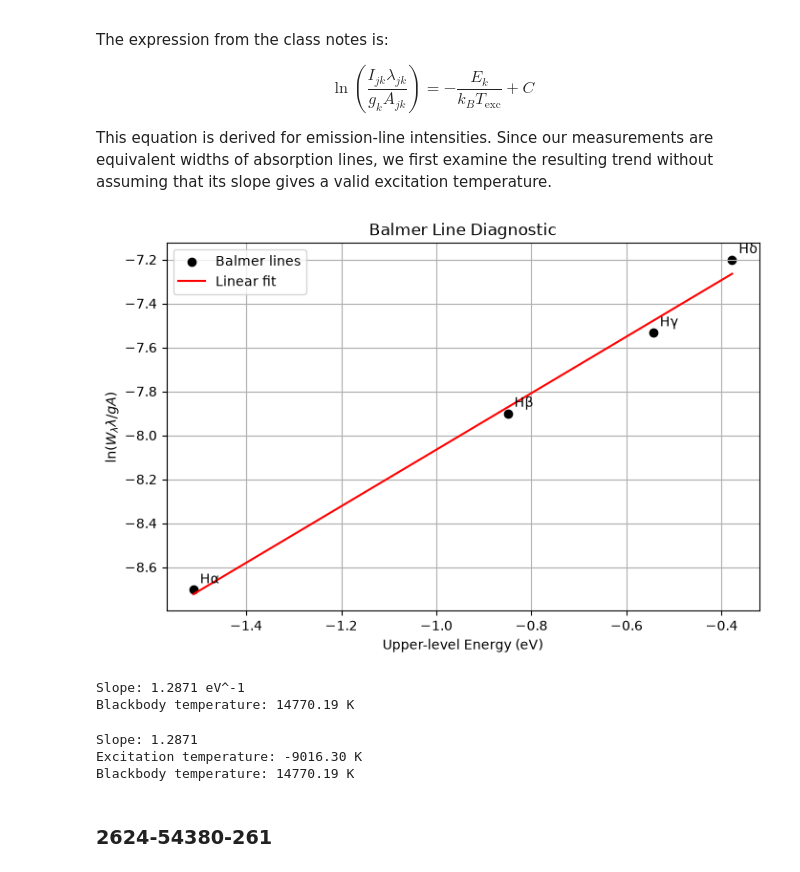
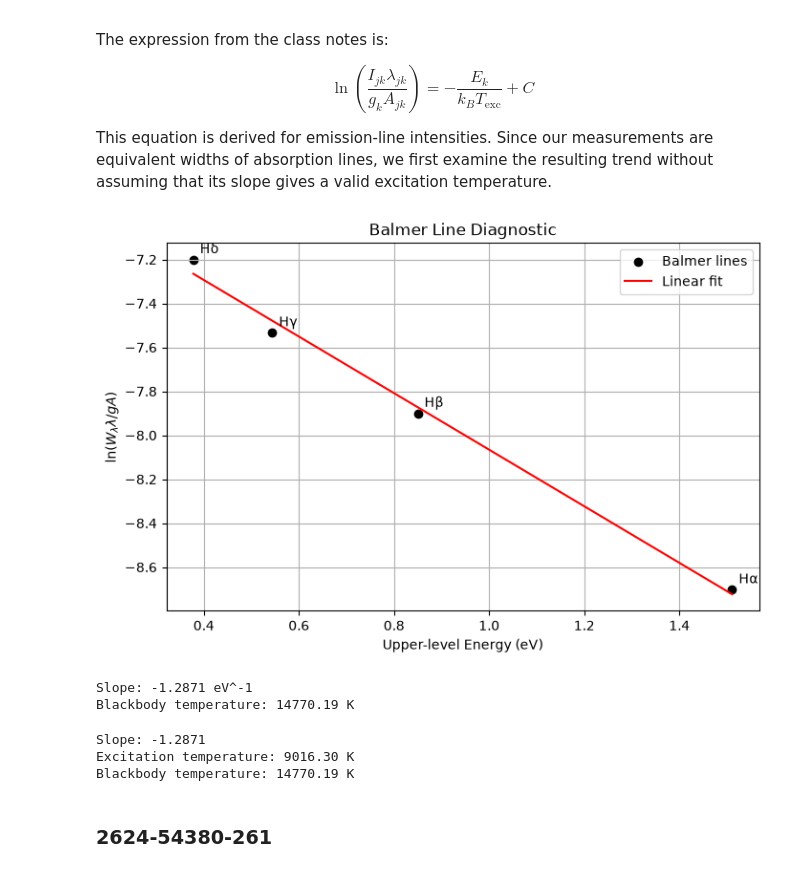
Before and after one commit to Natalia985/Third-semester-MASS, a Jupyter notebook: Line_Shapes/White_Dwarfs/White_Dwarfs.ipynb, the cells around one changed output. Saved outputs shown, nothing was run; the diff lists cells and outputs as text; code cells hidden in the pictures.

```diff
--- a/Line_Shapes/White_Dwarfs/White_Dwarfs.ipynb
+++ b/Line_Shapes/White_Dwarfs/White_Dwarfs.ipynb
@@ -361,42 +361,41 @@ lam = np.array([6562.8, 4861.3, 4340.5, 4101.7])
 g = 2 * n**2
 
 A = np.array([4.410, 0.842, 0.253, 0.097]) * 1e7
-E = np.array([-1.511, -0.850, -0.544, -0.378])
+E = np.array([1.511, 0.850, 0.544, 0.378])
 
 W = np.array([equivalent_widths[line] for line in lines])
 
 # Equivalent-width-based diagnostic
 y = np.log(W * lam / (g * A))
 
 # Linear fit
 alpha, beta = np.polyfit(E, y, 1)
 
 plt.figure(figsize=(8, 5))
 
 plt.scatter(E, y, color='black', label='Balmer lines')
 plt.plot(E, alpha * E + beta, color='red',
          label='Linear fit')
 
 for i, line in enumerate(lines):
     plt.annotate(line, (E[i], y[i]),
                  xytext=(5, 5), textcoords='offset points')
 
 plt.xlabel('Upper-level Energy (eV)')
 plt.ylabel(r'$\ln(W_\lambda \lambda / gA)$')
 plt.title('Balmer Line Diagnostic')
 
 plt.legend()
 plt.grid()
 plt.show()
 
 print(f"Slope: {alpha:.4f} eV^-1")
 print(f"Blackbody temperature: {T_bb:.2f} K")
 # %% [output]
-[figure, old version]
+[figure, new version]
-Slope: 1.2871 eV^-1
+Slope: -1.2871 eV^-1
 Blackbody temperature: 14770.19 K
 # %%
-
 # Excitation temperature
 k_B = 8.617333262e-5  # eV/K
 
@@ -406,8 +405,8 @@ print(f"Slope: {alpha:.4f}")
 print(f"Excitation temperature: {T_exc:.2f} K")
 print(f"Blackbody temperature: {T_bb:.2f} K")
 # %% [output]
-Slope: 1.2871
-Excitation temperature: -9016.30 K
+Slope: -1.2871
+Excitation temperature: 9016.30 K
 Blackbody temperature: 14770.19 K
 # %% [markdown]
 ###  2624-54380-261
```
Also changed, not shown: parts of 16 cells of this notebook, 5 other files.
